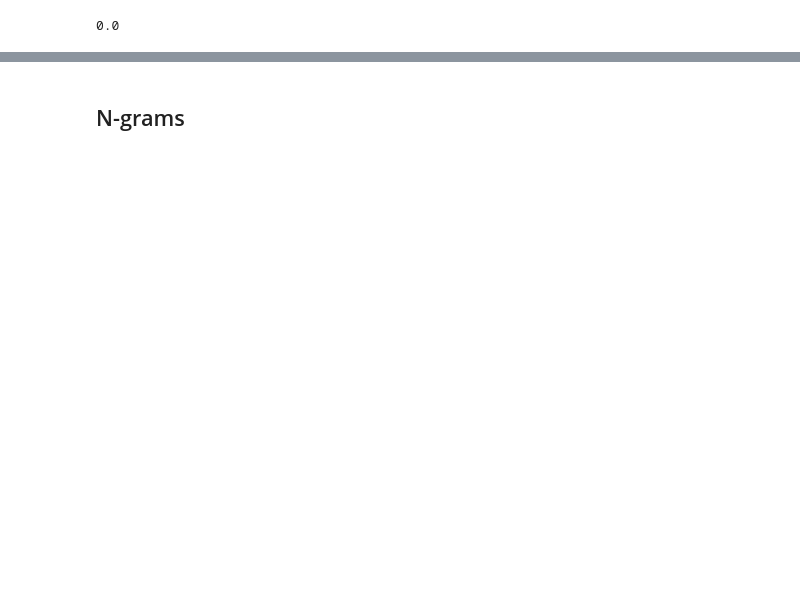
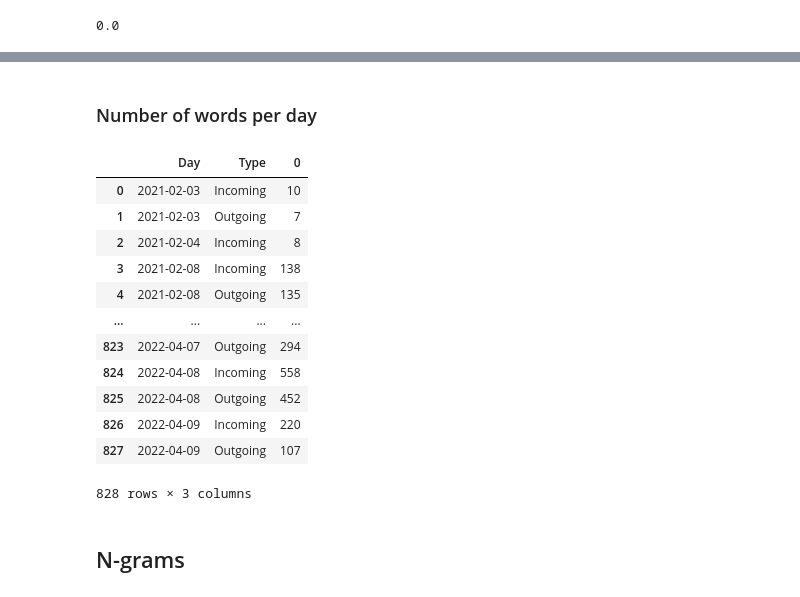
Before and after one commit to gabeztaylor/claire, a Jupyter notebook: messages.ipynb, the cells around one changed output, grey strips where cells are left out. Drawn from its saved outputs; the diff is of its cells as text; code cells hidden in the pictures; blank space fills up the shorter version.

```diff
--- a/messages.ipynb
+++ b/messages.ipynb
@@ -157,3 +184,21 @@ df.groupby(['Type', 'length']).apply(lambda x: len(x)).reset_index()
+# %% [markdown]
+### Number of words per day
+# %%
+df.groupby(['Day', 'Type']).apply(lambda x: sum(x.length)).reset_index().reset_index().rename(columns = {0: 'count'})
+# %% [output]
+|  | Day | Type | 0 |
+| 0 | 2021-02-03 | Incoming | 10 |
+| 1 | 2021-02-03 | Outgoing | 7 |
+| 2 | 2021-02-04 | Incoming | 8 |
+| 3 | 2021-02-08 | Incoming | 138 |
+| 4 | 2021-02-08 | Outgoing | 135 |
+| ... | ... | ... | ... |
+| 823 | 2022-04-07 | Outgoing | 294 |
+| 824 | 2022-04-08 | Incoming | 558 |
+| 825 | 2022-04-08 | Outgoing | 452 |
+| 826 | 2022-04-09 | Incoming | 220 |
+| 827 | 2022-04-09 | Outgoing | 107 |
+828 rows × 3 columns
 # %% [markdown]
 ## N-grams
 # %%
```
Also changed, not shown: parts of 17 cells of this notebook, 2 other files.
